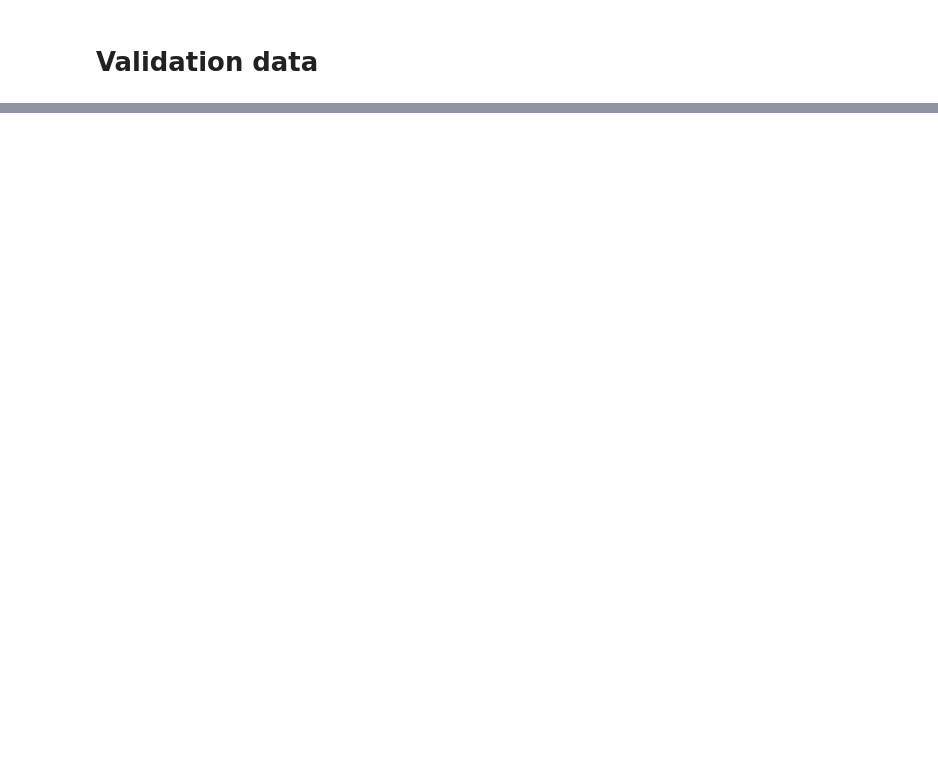
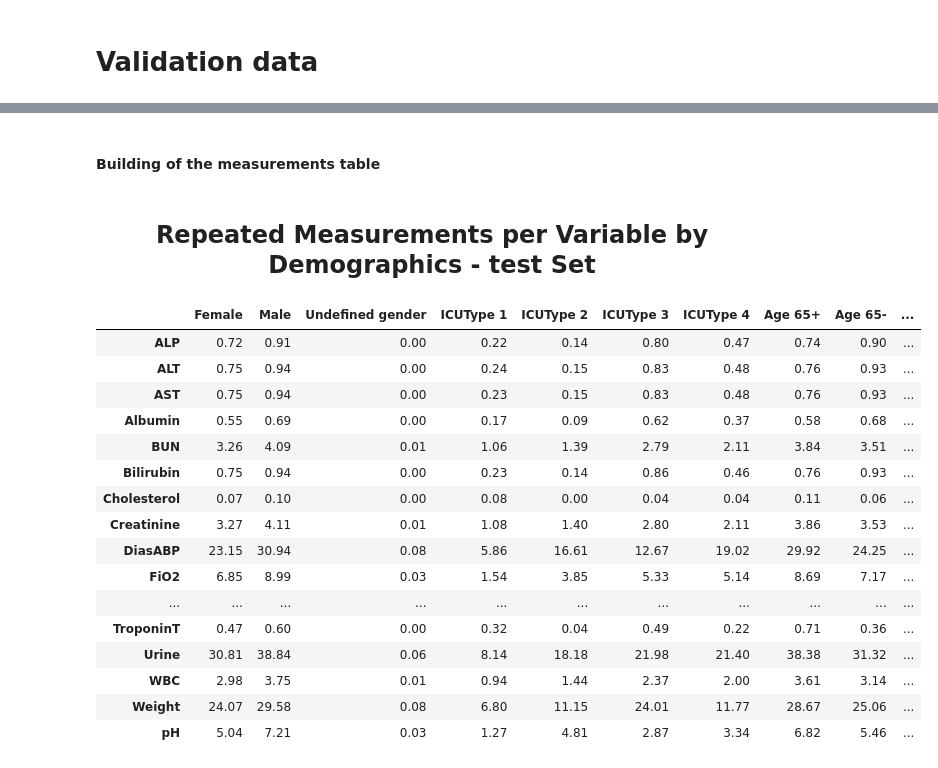
Before and after one commit to IoTDataAtelier/missingdata, a Jupyter notebook: notebooks/preliminary results tables.ipynb, the cells around one changed output, grey strips where cells are left out. Drawn from its saved outputs; the diff is of its cells as text; code cells hidden in the pictures; blank space fills up the shorter version.

```diff
--- a/notebooks/preliminary results tables.ipynb
+++ b/notebooks/preliminary results tables.ipynb
@@ -2066,0 +2788,3 @@ classificacao_obesidade_3_ids_test.unique().size
+# %%
+classificacao_obesidade_2_measurements_test = round((classificacao_obesidade_2_test.count()/total_pacientes_test)*100,2)
+classificacao_obesidade_2_measurements_test
@@ -2066,0 +2837,3 @@ classificacao_obesidade_3_ids_test.unique().size
+# %%
+classificacao_obesidade_3_measurements_test = round((classificacao_obesidade_3_test.count()/total_pacientes_test)*100,2)
+classificacao_obesidade_3_measurements_test
@@ -2111,0 +2905,47 @@ original Missing rate per Variable by demographics - Test
+# %% [markdown]
+<h4>Building of the measurements table</h4>
+# %%
+df_measurements_test = pd.DataFrame(columns=df_columns)
+df_measurements_transpose_test = df_measurements_test.T
+df_measurements_transpose_test ["Female"] = female_gender_measurements_test
+df_measurements_transpose_test ["Male"] = male_gender_measurements_test
+df_measurements_transpose_test["Undefined gender"] = undefined_gender_measurements_test
+df_measurements_transpose_test["ICUType 1"] = ICUType_1_measurements_test
+df_measurements_transpose_test ["ICUType 2"] = ICUType_2_measurements_test
+df_measurements_transpose_test ["ICUType 3"] = ICUType_3_measurements_test
+df_measurements_transpose_test ["ICUType 4"] = ICUType_4_measurements_test
+df_measurements_transpose_test["Age 65+"] = more_than_or_equal_to_65_test_measurements
+df_measurements_transpose_test["Age 65-"] = less_than_65_test_measurements
+df_measurements_transpose_test ["Low Weight"] =classificacao_baixo_peso_measurements_test
+df_measurements_transpose_test ["Normal Weight"] = classificacao_normal_peso_measurements_test
+df_measurements_transpose_test ["Overweight"] = classificacao_sobrepeso_measurements_test
+df_measurements_transpose_test ["Obesity Grade 1"] = classificacao_obesidade_1_measurements_test
+df_measurements_transpose_test ["Obesity Grade 2"] = classificacao_obesidade_2_measurements_test
+df_measurements_transpose_test ["Obesity Grade 3"] = classificacao_obesidade_3_measurements_test
+df_measurements_transpose_test["Undefined classification"] = classificacao_undefined_measurements_test
+df_measurements_transpose_test = df_measurements_transpose_test.drop("RecordID", axis=0)
+df_measurements_transpose_test = df_measurements_transpose_test.drop("level_1", axis=0)
+df_measurements_transpose_test = df_measurements_transpose_test.drop("Time", axis=0)
+df_measurements_transpose_test = df_measurements_transpose_test.drop("Age", axis=0)
+df_measurements_transpose_test = df_measurements_transpose_test.drop("Gender", axis=0)
+display(HTML("<h2 style='text-align: center; font-size: 24px; font-weight: bold;'>Repeated Measurements per Variable by Demographics - test Set</h2>"))
+df_measurements_transpose_test
+# %% [output]
+Repeated Measurements per Variable by Demographics - test Set
+|  | Female | Male | Undefined gender | ICUType 1 | ICUType 2 | ICUType 3 | ICUType 4 | Age 65+ | Age 65- | ... |
+| ALP | 0.72 | 0.91 | 0.00 | 0.22 | 0.14 | 0.80 | 0.47 | 0.74 | 0.90 | ... |
+| ALT | 0.75 | 0.94 | 0.00 | 0.24 | 0.15 | 0.83 | 0.48 | 0.76 | 0.93 | ... |
+| AST | 0.75 | 0.94 | 0.00 | 0.23 | 0.15 | 0.83 | 0.48 | 0.76 | 0.93 | ... |
+| Albumin | 0.55 | 0.69 | 0.00 | 0.17 | 0.09 | 0.62 | 0.37 | 0.58 | 0.68 | ... |
+| BUN | 3.26 | 4.09 | 0.01 | 1.06 | 1.39 | 2.79 | 2.11 | 3.84 | 3.51 | ... |
+| Bilirubin | 0.75 | 0.94 | 0.00 | 0.23 | 0.14 | 0.86 | 0.46 | 0.76 | 0.93 | ... |
+| Cholesterol | 0.07 | 0.10 | 0.00 | 0.08 | 0.00 | 0.04 | 0.04 | 0.11 | 0.06 | ... |
+| Creatinine | 3.27 | 4.11 | 0.01 | 1.08 | 1.40 | 2.80 | 2.11 | 3.86 | 3.53 | ... |
+| DiasABP | 23.15 | 30.94 | 0.08 | 5.86 | 16.61 | 12.67 | 19.02 | 29.92 | 24.25 | ... |
+| FiO2 | 6.85 | 8.99 | 0.03 | 1.54 | 3.85 | 5.33 | 5.14 | 8.69 | 7.17 | ... |
+| ... | ... | ... | ... | ... | ... | ... | ... | ... | ... | ... |
+| TroponinT | 0.47 | 0.60 | 0.00 | 0.32 | 0.04 | 0.49 | 0.22 | 0.71 | 0.36 | ... |
+| Urine | 30.81 | 38.84 | 0.06 | 8.14 | 18.18 | 21.98 | 21.40 | 38.38 | 31.32 | ... |
+| WBC | 2.98 | 3.75 | 0.01 | 0.94 | 1.44 | 2.37 | 2.00 | 3.61 | 3.14 | ... |
+| Weight | 24.07 | 29.58 | 0.08 | 6.80 | 11.15 | 24.01 | 11.77 | 28.67 | 25.06 | ... |
+| pH | 5.04 | 7.21 | 0.03 | 1.27 | 4.81 | 2.87 | 3.34 | 6.82 | 5.46 | ... |
```
Also changed, not shown: parts of 248 cells of this notebook.
